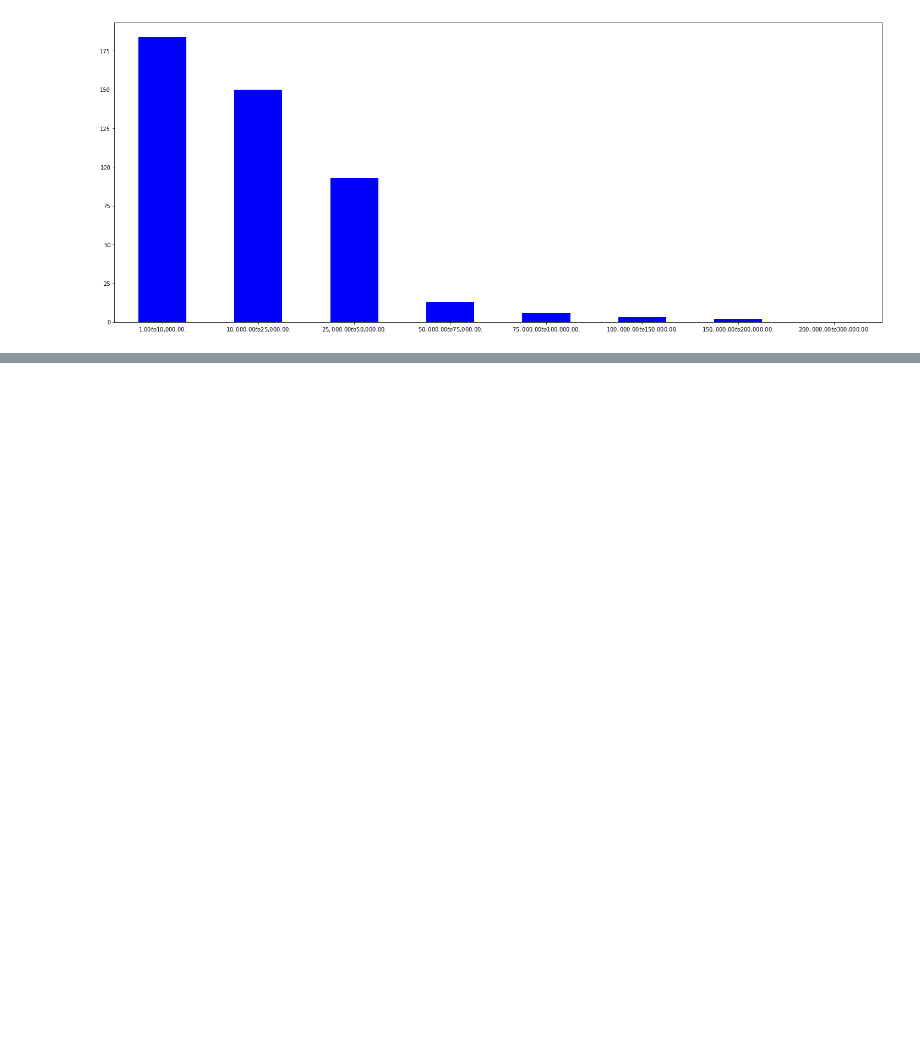
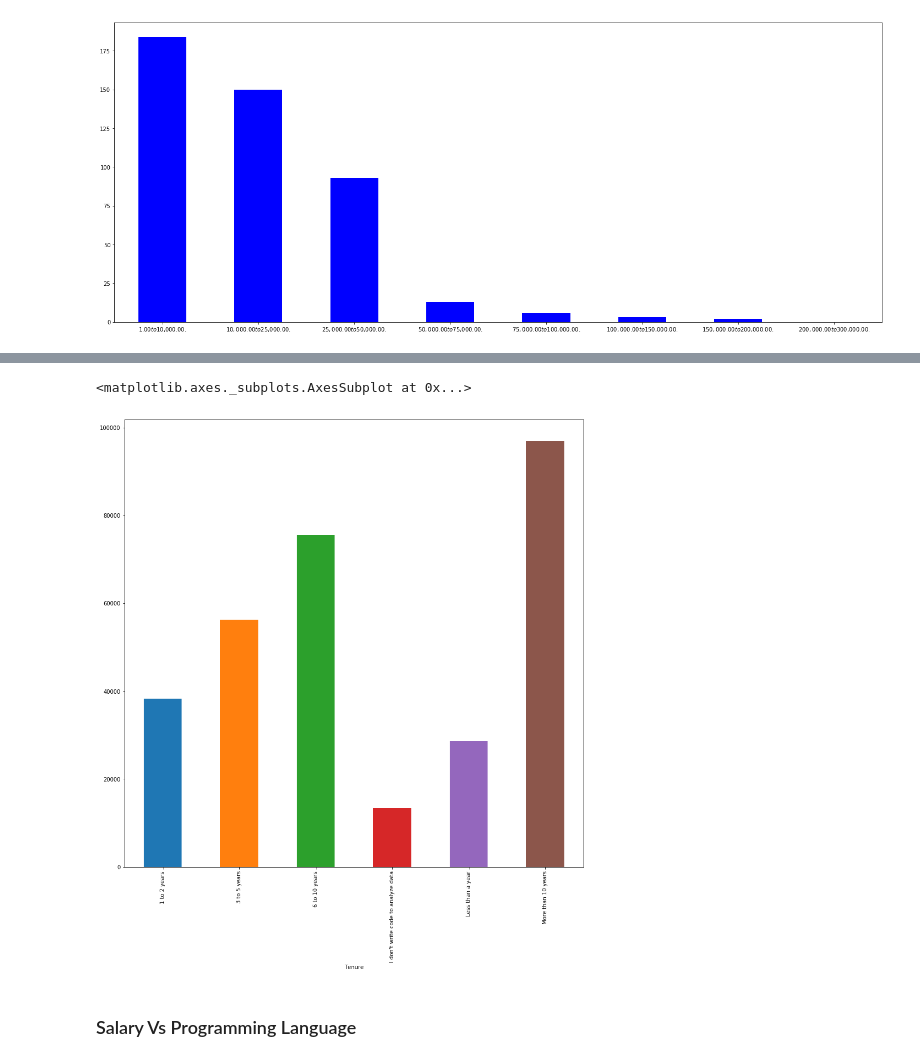
Before and after one commit to albertsaave/3250-term-project, a Jupyter notebook: alberto/TeamProject.ipynb, the cells around one changed output, grey strips where cells are left out. Saved outputs shown, nothing was run; the diff lists cells and outputs as text; code cells hidden in the pictures; blank space fills up the shorter version.

```diff
--- a/alberto/TeamProject.ipynb
+++ b/alberto/TeamProject.ipynb
@@ -424,0 +390,7 @@ CodeWriter vs something
+# %%
+real_salaries = salaries.copy()
+real_salaries = real_salaries.loc[real_salaries['SalaryUSD'] <= 250000]
+
+salary_tenure = pd.crosstab(real_salaries['SalaryUSD'],real_salaries['Tenure'],margins=True)
+salary_tenure = salary_tenure.sort_values('All', ascending=False)[2:10]
+salary_tenure.sort_values('SalaryUSD')
@@ -424,0 +408,9 @@ CodeWriter vs something
+# %%
+
+real_salaries.groupby('Tenure')['SalaryUSD'].mean().plot(kind='bar',figsize=(15,15))
+plt.show()
+# %% [output]
+<matplotlib.axes._subplots.AxesSubplot at 0x...>
+[figure, added]
+# %% [markdown]
+### Salary Vs Programming Language
```
Also changed, not shown: parts of 21 cells of this notebook.
